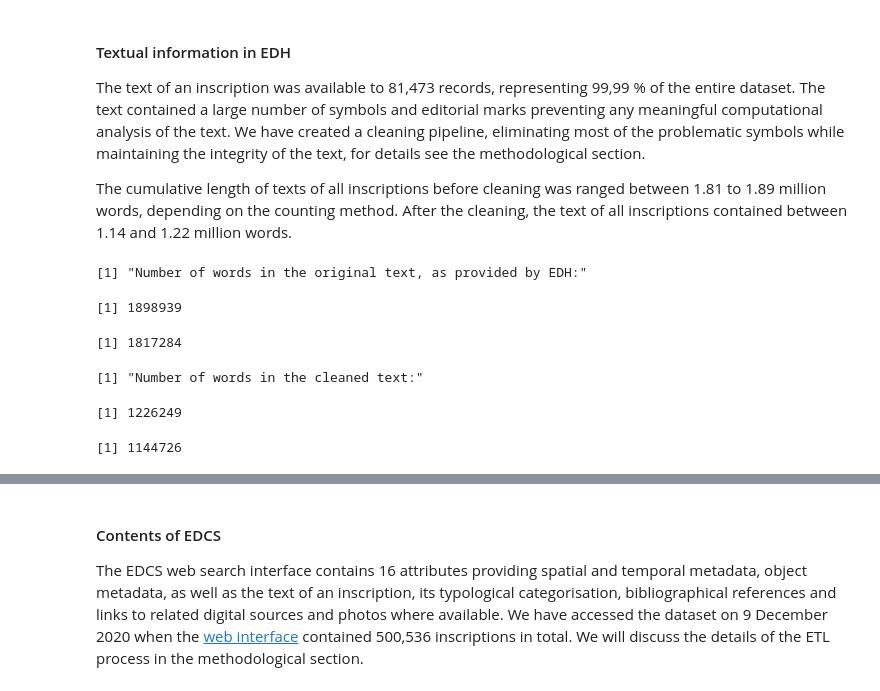
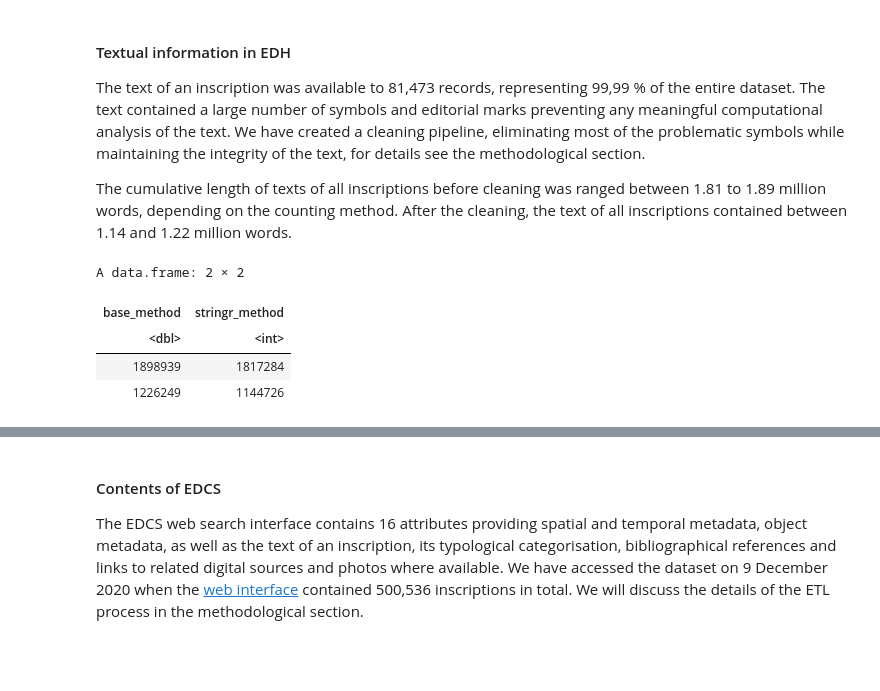
Before and after one commit to sdam-au/digital_epigraphy, a Jupyter notebook: scripts/1_data_hermeneutics_R_kernel.ipynb, the cells around one changed output, grey strips where cells are left out. Saved outputs shown, nothing was run; the diff lists cells and outputs as text; code cells hidden in the pictures; blank space fills up the shorter version.

Commit message:
Script1 changes, before meeting

```diff
--- a/scripts/1_data_hermeneutics_R_kernel.ipynb
+++ b/scripts/1_data_hermeneutics_R_kernel.ipynb
@@ -227,0 +222,5 @@ as is demonstrated in the Analysis section.
+# %%
+# Transforming the date to numeric
+EDH<- EDH  %>%
+    mutate(not_before = as.numeric(unlist(not_before)))  %>%
+    mutate(not_after = as.numeric(unlist(not_after)))
@@ -236,24 +255,21 @@ texts <- EDH %>%
-# %%
-# Original text, as provided by EDH
-
-print("Number of words in the original text, as provided by EDH:")
-sum(lengths(gregexpr("\\w+", texts$transcription)) + 1)
-
-sum(na.omit(str_count(texts$transcription, '\\w+')))
-# %% [output]
-[1] "Number of words in the original text, as provided by EDH:"
-[1] 1898939
-[1] 1817284
-# %%
-# Clean text, as produced by Cleaning script
-
-print("Number of words in the cleaned text:")
-sum(lengths(gregexpr("\\w+", texts$clean_text_interpretive_word)) + 1)
-sum(na.omit(str_count(texts$clean_text_interpretive_word, '\\w+')))
-# %% [output]
-[1] "Number of words in the cleaned text:"
-[1] 1226249
-[1] 1144726
+# %%
+# Counting number of words in the original text and after the cleaning, comparing results of base and stringr methods
+base_orig <- sum(lengths(base::gregexpr("\\w+", EDH$transcription)) + 1)
+stringr_orig <- sum(na.omit(stringr::str_count(EDH$transcription, '\\w+')))
+base_clean <- sum(lengths(base::gregexpr("\\w+", EDH$clean_text_interpretive_word)) + 1)
+stringr_clean <- sum(na.omit(stringr::str_count(EDH$clean_text_interpretive_word, '\\w+')))
+
+EDH_text <- as.data.frame(cbind(base_method = c(base_orig, base_clean)))
+EDH_text <- c(EDH_text, as.data.frame(cbind(stringr_method = c(stringr_orig, stringr_clean))))
+EDH_text<- as.data.frame(EDH_text)
+
+EDH_text
+# %% [output]
+A data.frame: 2 × 2
+| base_method | stringr_method |
+| <dbl> | <int> |
+| 1898939 | 1817284 |
+| 1226249 | 1144726 |
 # %% [markdown]
 ### Epigraphik Datenbank Clauss-Slaby
 
```
Also changed, not shown: parts of 23 cells of this notebook.
